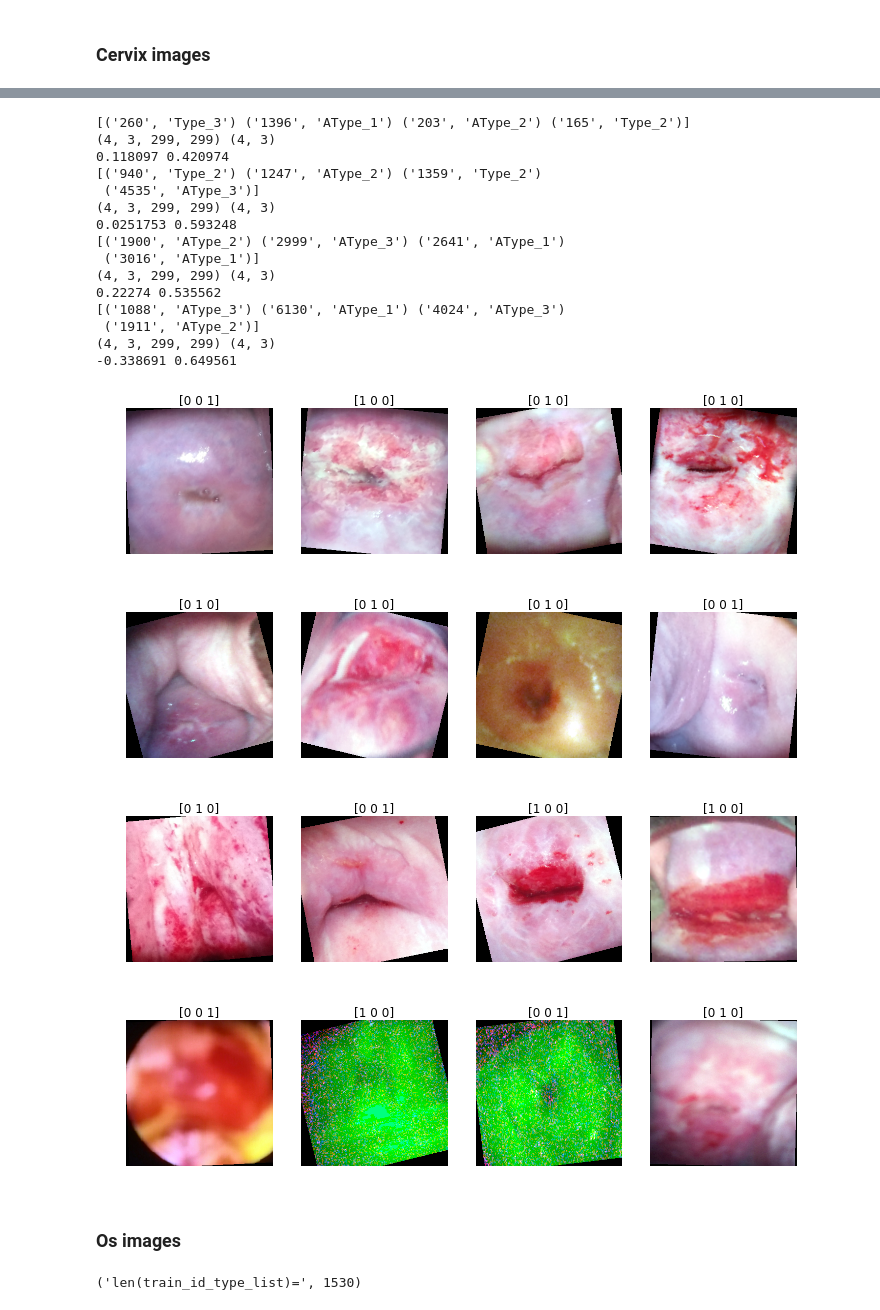
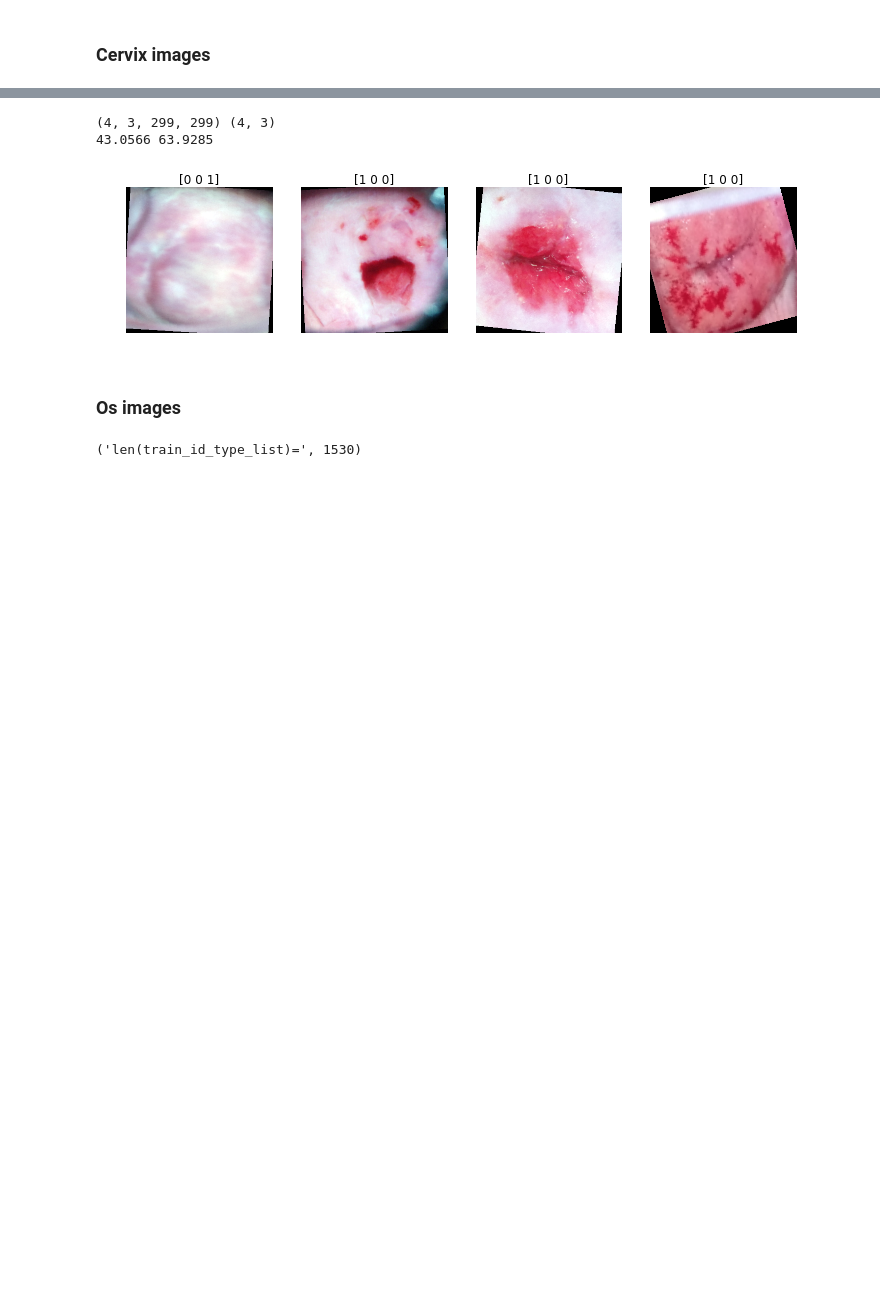
Before and after one commit to vfdev-5/Intel_MobileODT, a Jupyter notebook: notebooks/check_data_iterators.ipynb, the cells around one changed output, grey strips where cells are left out. Cells and saved outputs as stored; diff of their text form; code cells hidden in the pictures; blank space fills up the shorter version.

```diff
--- a/notebooks/check_data_iterators.ipynb
+++ b/notebooks/check_data_iterators.ipynb
@@ -357,14 +393,11 @@ normalize_data = True
 # %%
-train_gen = ImageDataGenerator(pipeline=('random_transform',
-#                                          random_brightness,
-                                         random_rgb_to_green_generic,
-                                         'standardize'),
+train_gen = ImageDataGenerator(pipeline=('random_transform', 'standardize'),
                                featurewise_center=normalize_data,
                                featurewise_std_normalization=normalize_data,
-                               rotation_range=15.,
-                               width_shift_range=0.005, height_shift_range=0.005,
+                               rotation_range=90.,
+                               # width_shift_range=0.25, height_shift_range=0.25,
                                # shear_range=3.14/6.0,
-                               zoom_range=0.15,
+                               zoom_range=[0.65, 1.2],
                                # channel_shift_range=0.1,
                                horizontal_flip=True,
                                vertical_flip=True,
@@ -375,22 +408,3 @@ val_gen = ImageDataGenerator(rotation_range=15.,
                              horizontal_flip=True,
                              vertical_flip=True,
                              fill_mode='constant')
-# %%
-if False:
-    train_gen.fit(xy_provider(cervix_train_id_type_list,
-                              test_mode=True,
-                              verbose=1),
-                  len(cervix_train_id_type_list),
-                  augment=True,
-                  save_to_dir=GENERATED_DATA,
-                  save_prefix='check_cervix',
-                  batch_size=4,
-                  seed=seed,
-                  verbose=0)
-else:
-    # Preprocessing of Xception: keras/applications/xception.py
-    train_gen.mean = 0.5
-    train_gen.std = 0.5
-
-val_gen.mean = train_gen.mean
-val_gen.std = train_gen.std
@@ -416,8 +472,7 @@ import cv2
 from image_utils import scale_percentile
 # %%
 loop_max_counter = 1
-for x, y, info in flow:
-    print info
+for x, y in train_flow:
     print x.shape, y.shape
     print x.mean(), x.std()
     n = 4
@@ -467,43 +501,31 @@ flow = val_gen.flow(xy_provider(val_id_type_list,
 # %%
-loop_max_counter = 4
-for x, y, info in flow:
-    print info
+loop_max_counter = 1
+for x, y in val_flow:
     print x.shape, y.shape
     print x.mean(), x.std()
     n = 4
     for counter in range(batch_size):
         if counter % n == 0:
             plt.figure(figsize=(12, 4))
         plt.subplot(1, n, counter % n + 1)
         #plt.imshow(scale_percentile(x[counter, :, :, :].transpose([1, 2, 0])))
         img = x[counter, :, :, :].transpose([1, 2, 0])
+#         hsv = cv2.cvtColor(img, cv2.COLOR_RGB2HSV)
+#         plt.hist(hsv[:,:,0], label='Hue')
+#         plt.hist(hsv[:,:,1], label='Saturation')
+#         plt.hist(hsv[:,:,2], label='Value')
+#         plt.legend()
         plt.imshow(scale_percentile(img))
         plt.title("{}".format(y[counter]))
         plt.axis('off')
 
     loop_max_counter -= 1
     if loop_max_counter == 0:
         break
 # %% [output]
-[('260', 'Type_3') ('1396', 'AType_1') ('203', 'AType_2') ('165', 'Type_2')]
 (4, 3, 299, 299) (4, 3)
-0.118097 0.420974
-[('940', 'Type_2') ('1247', 'AType_2') ('1359', 'Type_2')
- ('4535', 'AType_3')]
-(4, 3, 299, 299) (4, 3)
-0.0251753 0.593248
-[('1900', 'AType_2') ('2999', 'AType_3') ('2641', 'AType_1')
- ('3016', 'AType_1')]
-(4, 3, 299, 299) (4, 3)
-0.22274 0.535562
-[('1088', 'AType_3') ('6130', 'AType_1') ('4024', 'AType_3')
- ('1911', 'AType_2')]
-(4, 3, 299, 299) (4, 3)
--0.338691 0.649561
+43.0566 63.9285
-[figure, old version]
+[figure, new version]
-[figure, removed]
-[figure, removed]
-[figure, removed]
 # %% [markdown]
 ### Os images
 # %%
```
Also changed, not shown: parts of 20 cells of this notebook, 34 other files.
